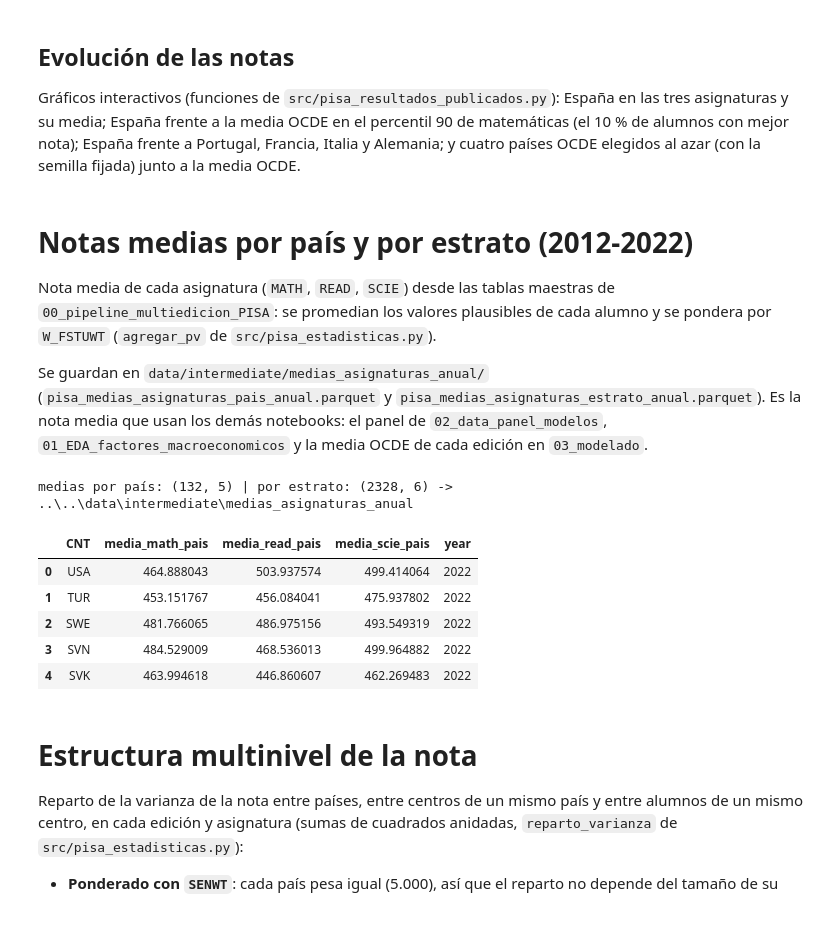
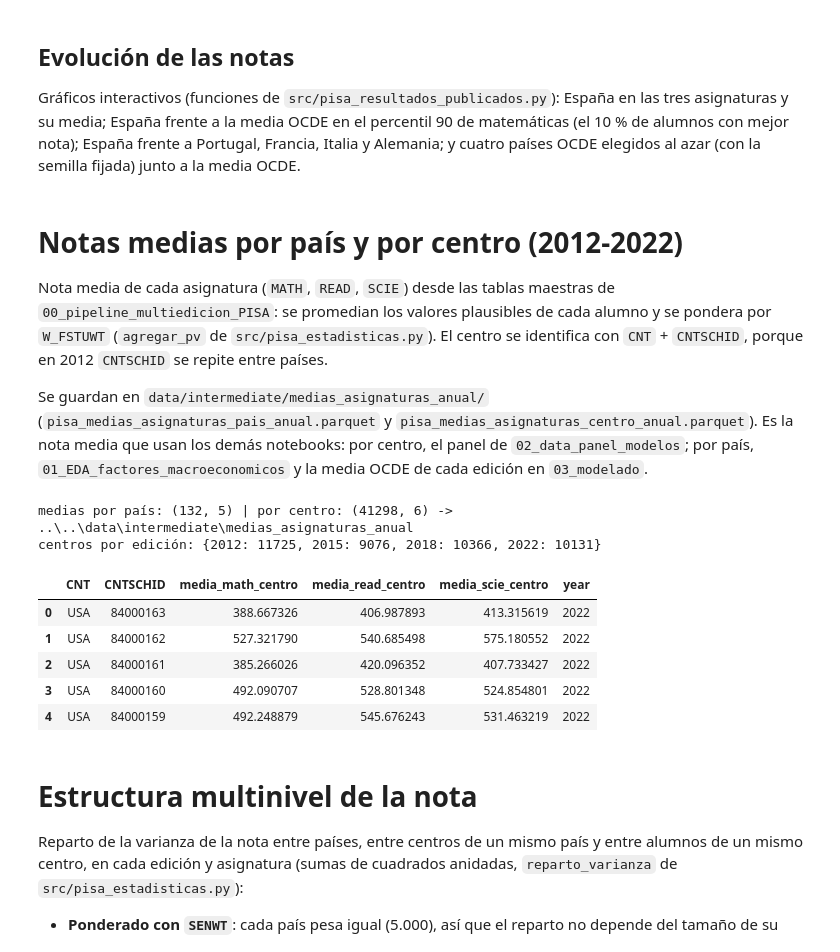
Before and after one commit to musero55/tfm_data_science, a Jupyter notebook: notebooks/fase_1_data_ingestion_eda/01_EDA_notas_asignatura.ipynb, the cells around one changed output. Saved outputs shown, nothing was run; the diff lists cells and outputs as text; code cells hidden in the pictures; blank space fills up the shorter version.

Commit message:
agregación por centro

```diff
--- a/notebooks/fase_1_data_ingestion_eda/01_EDA_notas_asignatura.ipynb
+++ b/notebooks/fase_1_data_ingestion_eda/01_EDA_notas_asignatura.ipynb
@@ -215,41 +215,43 @@ lista_paises.append(media_ocde) # OPCIONAL: nos aseguramos de que la media de la
 random_sample_fig = plot_comparar_paises_todas_materias(df_pisa_eda, lista_paises)
 random_sample_fig.show()
 # %% [markdown]
-# Notas medias por país y por estrato (2012-2022)
+# Notas medias por país y por centro (2012-2022)
 
-Nota media de cada asignatura (`MATH`, `READ`, `SCIE`) desde las tablas maestras de `00_pipeline_multiedicion_PISA`: se promedian los valores plausibles de cada alumno y se pondera por `W_FSTUWT` (`agregar_pv` de `src/pisa_estadisticas.py`).
+Nota media de cada asignatura (`MATH`, `READ`, `SCIE`) desde las tablas maestras de `00_pipeline_multiedicion_PISA`: se promedian los valores plausibles de cada alumno y se pondera por `W_FSTUWT` (`agregar_pv` de `src/pisa_estadisticas.py`). El centro se identifica con `CNT` + `CNTSCHID`, porque en 2012 `CNTSCHID` se repite entre países.
 
-Se guardan en `data/intermediate/medias_asignaturas_anual/` (`pisa_medias_asignaturas_pais_anual.parquet` y `pisa_medias_asignaturas_estrato_anual.parquet`). Es la nota media que usan los demás notebooks: el panel de `02_data_panel_modelos`, `01_EDA_factores_macroeconomicos` y la media OCDE de cada edición en `03_modelado`.
+Se guardan en `data/intermediate/medias_asignaturas_anual/` (`pisa_medias_asignaturas_pais_anual.parquet` y `pisa_medias_asignaturas_centro_anual.parquet`). Es la nota media que usan los demás notebooks: por centro, el panel de `02_data_panel_modelos`; por país, `01_EDA_factores_macroeconomicos` y la media OCDE de cada edición en `03_modelado`.
 # %%
-# Nota media de cada asignatura por país y por estrato, en cada edición
-medias_por_nivel = {'pais': [], 'estrato': []}
+# Nota media de cada asignatura por país y por centro, en cada edición
+medias_por_nivel = {'pais': [], 'centro': []}
 for edicion in EDICIONES:
     ruta_estudiantes, _ = rutas_datos_anuales(str(ruta_datos_raw), edicion)
     columnas_pv_edicion = [columna for columna in pq.ParquetFile(ruta_estudiantes).schema.names
                            if any(columna in columnas_pv(dominio) for dominio in DOMINIOS)]
-    alumnos = pd.read_parquet(ruta_estudiantes, columns=['CNT', 'STRATUM', 'W_FSTUWT'] + columnas_pv_edicion)
+    alumnos = pd.read_parquet(ruta_estudiantes, columns=['CNT', 'CNTSCHID', 'W_FSTUWT'] + columnas_pv_edicion)
     for nivel, tablas in medias_por_nivel.items():
         medias_edicion = None
         for dominio in DOMINIOS:
             media = agregar_pv(alumnos, dominio, nivel, nombre=f'media_{dominio.lower()}_{nivel}')
             medias_edicion = media if medias_edicion is None else medias_edicion.merge(media, on=CLAVES_NIVEL[nivel], validate='one_to_one')
         tablas.append(medias_edicion.assign(year=edicion))
 
 df_medias_pais = pd.concat(medias_por_nivel['pais'], ignore_index=True).sort_values(['year', 'CNT'], ascending=False, ignore_index=True)
-df_medias_estrato = pd.concat(medias_por_nivel['estrato'], ignore_index=True).sort_values(['year', 'CNT', 'STRATUM'], ascending=False, ignore_index=True)
+df_medias_centro = pd.concat(medias_por_nivel['centro'], ignore_index=True).sort_values(['year', 'CNT', 'CNTSCHID'], ascending=False, ignore_index=True)
 
 df_medias_pais.to_parquet(ruta_medias_asignaturas / 'pisa_medias_asignaturas_pais_anual.parquet', index=False)
-df_medias_estrato.to_parquet(ruta_medias_asignaturas / 'pisa_medias_asignaturas_estrato_anual.parquet', index=False)
-print(f'medias por país: {df_medias_pais.shape} | por estrato: {df_medias_estrato.shape} -> {ruta_medias_asignaturas}')
-df_medias_pais.head()
+df_medias_centro.to_parquet(ruta_medias_asignaturas / 'pisa_medias_asignaturas_centro_anual.parquet', index=False)
+print(f'medias por país: {df_medias_pais.shape} | por centro: {df_medias_centro.shape} -> {ruta_medias_asignaturas}')
+print('centros por edición:', df_medias_centro.groupby('year').size().to_dict())
+df_medias_centro.head()
 # %% [output]
-medias por país: (132, 5) | por estrato: (2328, 6) -> ..\..\data\intermediate\medias_asignaturas_anual
+medias por país: (132, 5) | por centro: (41298, 6) -> ..\..\data\intermediate\medias_asignaturas_anual
+centros por edición: {2012: 11725, 2015: 9076, 2018: 10366, 2022: 10131}
-|  | CNT | media_math_pais | media_read_pais | media_scie_pais | year |
-| 0 | USA | 464.888043 | 503.937574 | 499.414064 | 2022 |
-| 1 | TUR | 453.151767 | 456.084041 | 475.937802 | 2022 |
-| 2 | SWE | 481.766065 | 486.975156 | 493.549319 | 2022 |
-| 3 | SVN | 484.529009 | 468.536013 | 499.964882 | 2022 |
-| 4 | SVK | 463.994618 | 446.860607 | 462.269483 | 2022 |
+|  | CNT | CNTSCHID | media_math_centro | media_read_centro | media_scie_centro | year |
+| 0 | USA | 84000163 | 388.667326 | 406.987893 | 413.315619 | 2022 |
+| 1 | USA | 84000162 | 527.321790 | 540.685498 | 575.180552 | 2022 |
+| 2 | USA | 84000161 | 385.266026 | 420.096352 | 407.733427 | 2022 |
+| 3 | USA | 84000160 | 492.090707 | 528.801348 | 524.854801 | 2022 |
+| 4 | USA | 84000159 | 492.248879 | 545.676243 | 531.463219 | 2022 |
 # %% [markdown]
 # Estructura multinivel de la nota
 
```
Also changed, not shown: parts of 1 cell of this notebook, 4 other files.
